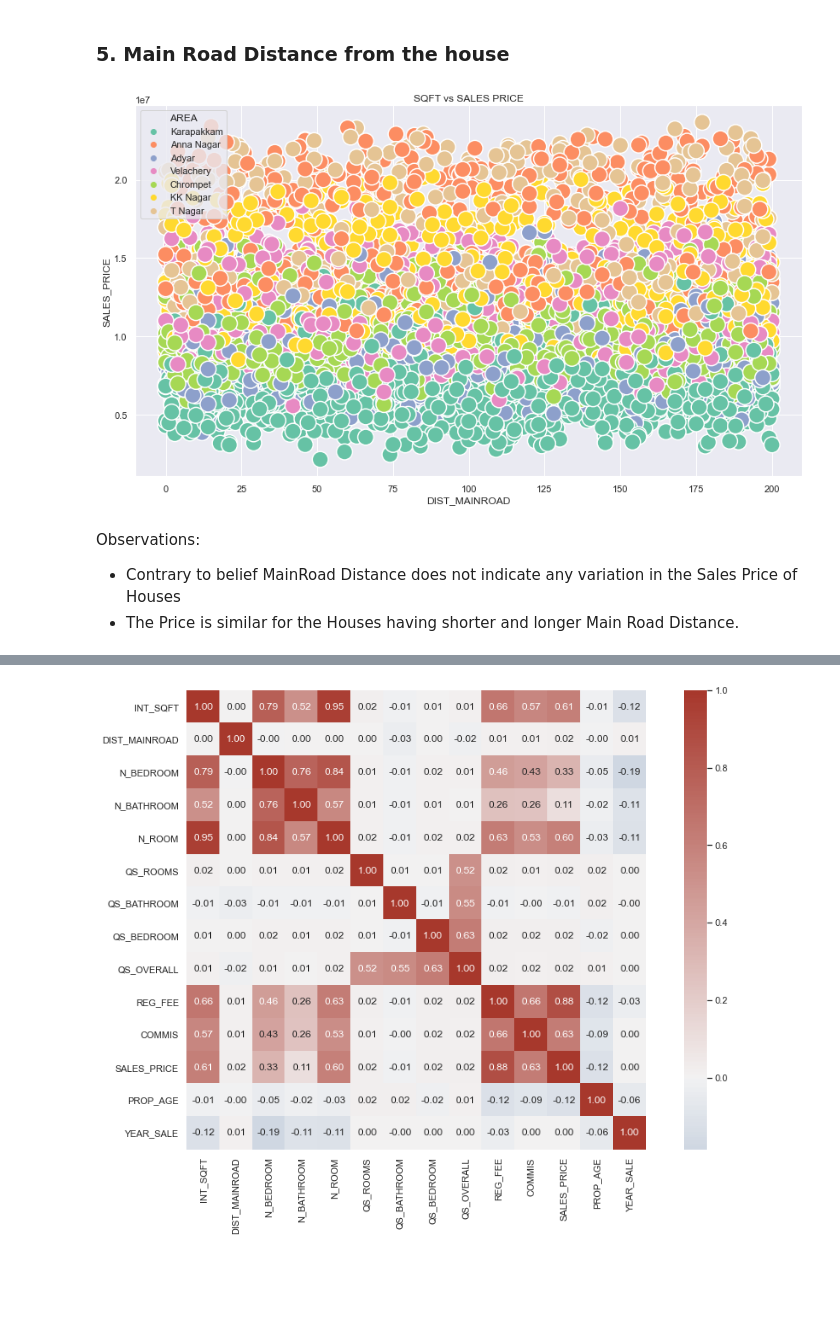
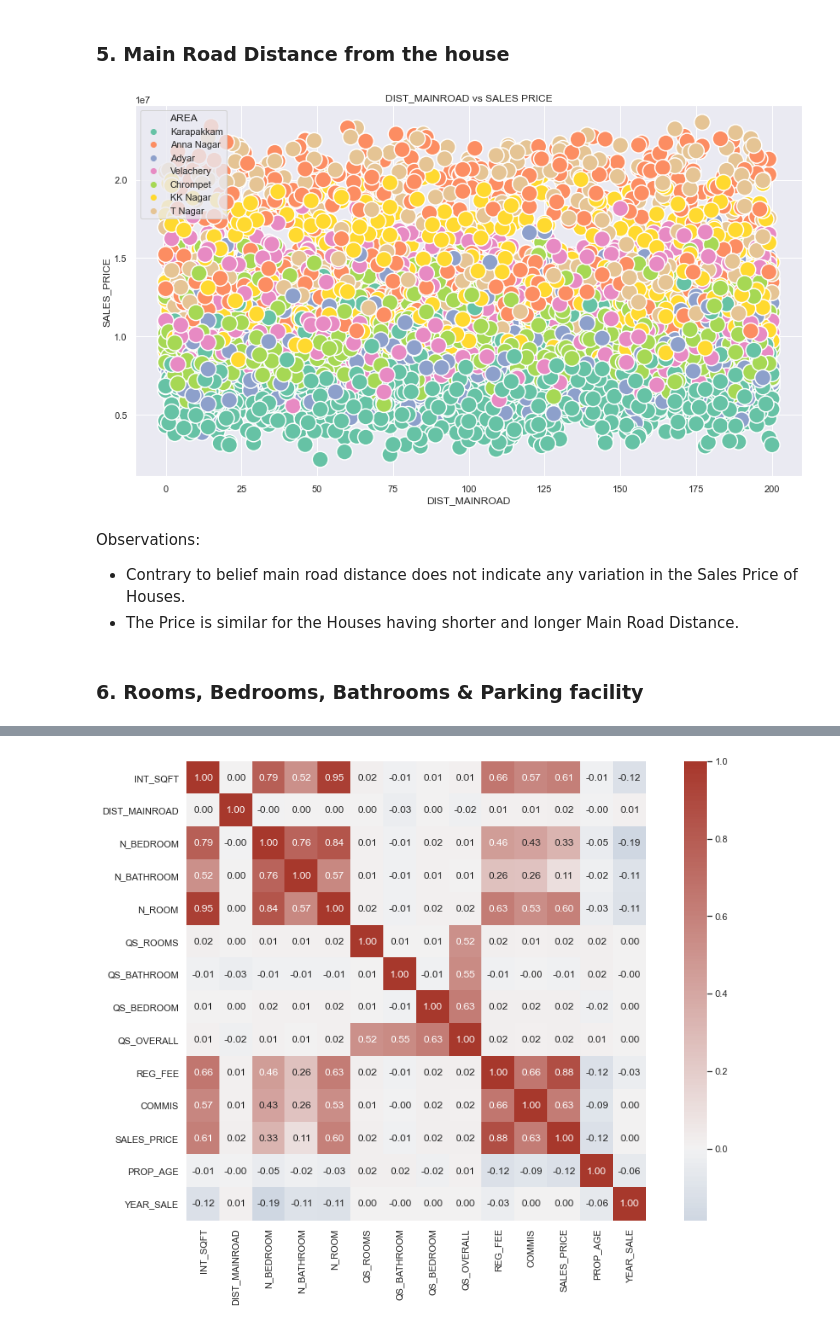
Before and after one commit to JohnSR12/House-Price-Prediction, a Jupyter notebook: Chennai Price Prediction.ipynb, the cells around one changed output, grey strips where cells are left out. Cells and saved outputs as stored; diff of their text form; code cells hidden in the pictures; blank space fills up the shorter version.

```diff
--- a/Chennai Price Prediction.ipynb
+++ b/Chennai Price Prediction.ipynb
@@ -105,5 +112,5 @@ dtype: float64
 # %%
-df["QS_OVERALL"] = df["QS_OVERALL"].replace(np.nan, 3.5)
+df["QS_OVERALL"] = df["QS_OVERALL"].replace(np.nan, 3.503)
 #df.loc[[15]]
 # %% [markdown]
 ### Converting the datatype of some Features to integer as per logic
@@ -316,13 +354,15 @@ Observations:
 # %%
 plt.figure(figsize=(14,8))
 sns.set_theme()
 
 sns.scatterplot(x='DIST_MAINROAD', y='SALES_PRICE', hue='AREA', palette="Set2",s=350, data=df)
-plt.title('SQFT vs SALES PRICE')
+plt.title('DIST_MAINROAD vs SALES PRICE')
 plt.show()
 # %% [output]
-[figure, old version]
+[figure, new version]
 # %% [markdown]
 Observations:
-- Contrary to belief MainRoad Distance does not indicate any variation in the Sales Price of Houses
+- Contrary to belief main road distance does not indicate any variation in the Sales Price of Houses.
 - The Price is similar for the Houses having shorter and longer Main Road Distance.
+# %% [markdown]
+### 6. Rooms, Bedrooms, Bathrooms & Parking facility
```
Also changed, not shown: parts of 42 cells of this notebook.
